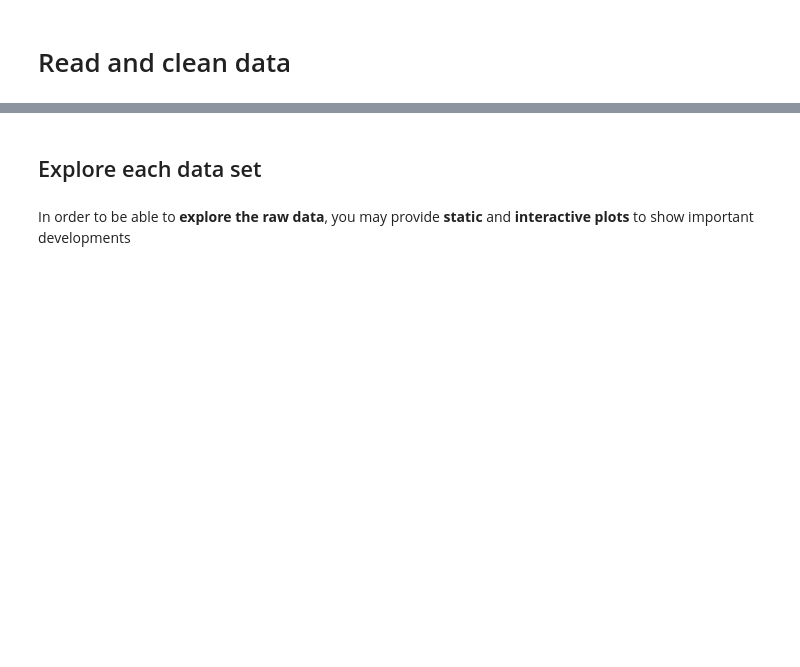
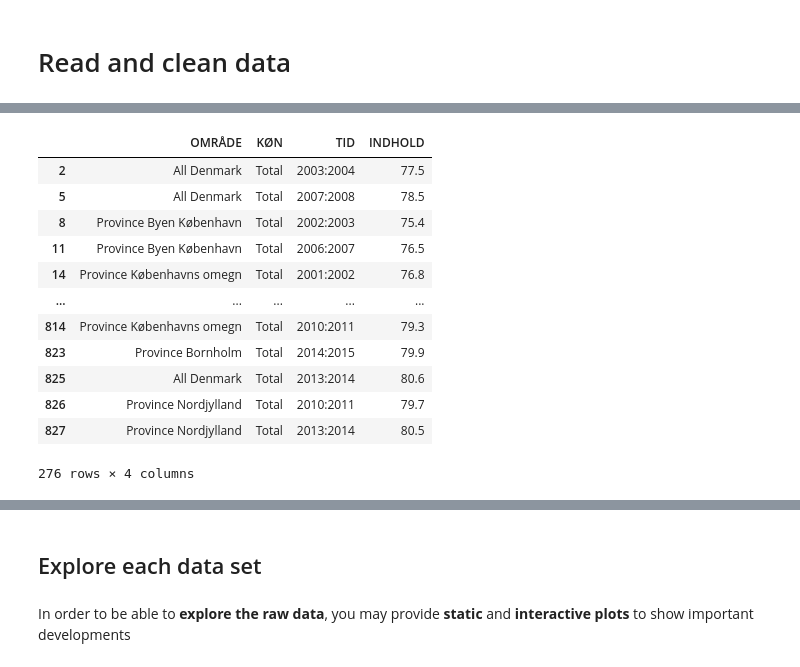
Before and after one commit to NumEconCopenhagen/projects-2024-sarah-og-pernille, a Jupyter notebook: dataproject/dataproject.ipynb, the cells around one changed output, grey strips where cells are left out. Cells and saved outputs as stored; diff of their text form; code cells hidden in the pictures; blank space fills up the shorter version.

```diff
--- a/dataproject/dataproject.ipynb
+++ b/dataproject/dataproject.ipynb
@@ -29,0 +49,19 @@ ModuleNotFoundError: No module named 'matplotlib_venn'
+# %%
+#We start by dropping the column "Men" and "women" in the column "Køn", since we do not want to look at the difference between the gender across the provinces.
+hisb77 = hisb77[hisb77['KØN'] == 'Total']
+# Display the modified dataset
+display(hisb77)
+# %% [output]
+|  | OMRÅDE | KØN | TID | INDHOLD |
+| 2 | All Denmark | Total | 2003:2004 | 77.5 |
+| 5 | All Denmark | Total | 2007:2008 | 78.5 |
+| 8 | Province Byen København | Total | 2002:2003 | 75.4 |
+| 11 | Province Byen København | Total | 2006:2007 | 76.5 |
+| 14 | Province Københavns omegn | Total | 2001:2002 | 76.8 |
+| ... | ... | ... | ... | ... |
+| 814 | Province Københavns omegn | Total | 2010:2011 | 79.3 |
+| 823 | Province Bornholm | Total | 2014:2015 | 79.9 |
+| 825 | All Denmark | Total | 2013:2014 | 80.6 |
+| 826 | Province Nordjylland | Total | 2010:2011 | 79.7 |
+| 827 | Province Nordjylland | Total | 2013:2014 | 80.5 |
+276 rows × 4 columns
```
Also changed, not shown: parts of 8 cells of this notebook.
